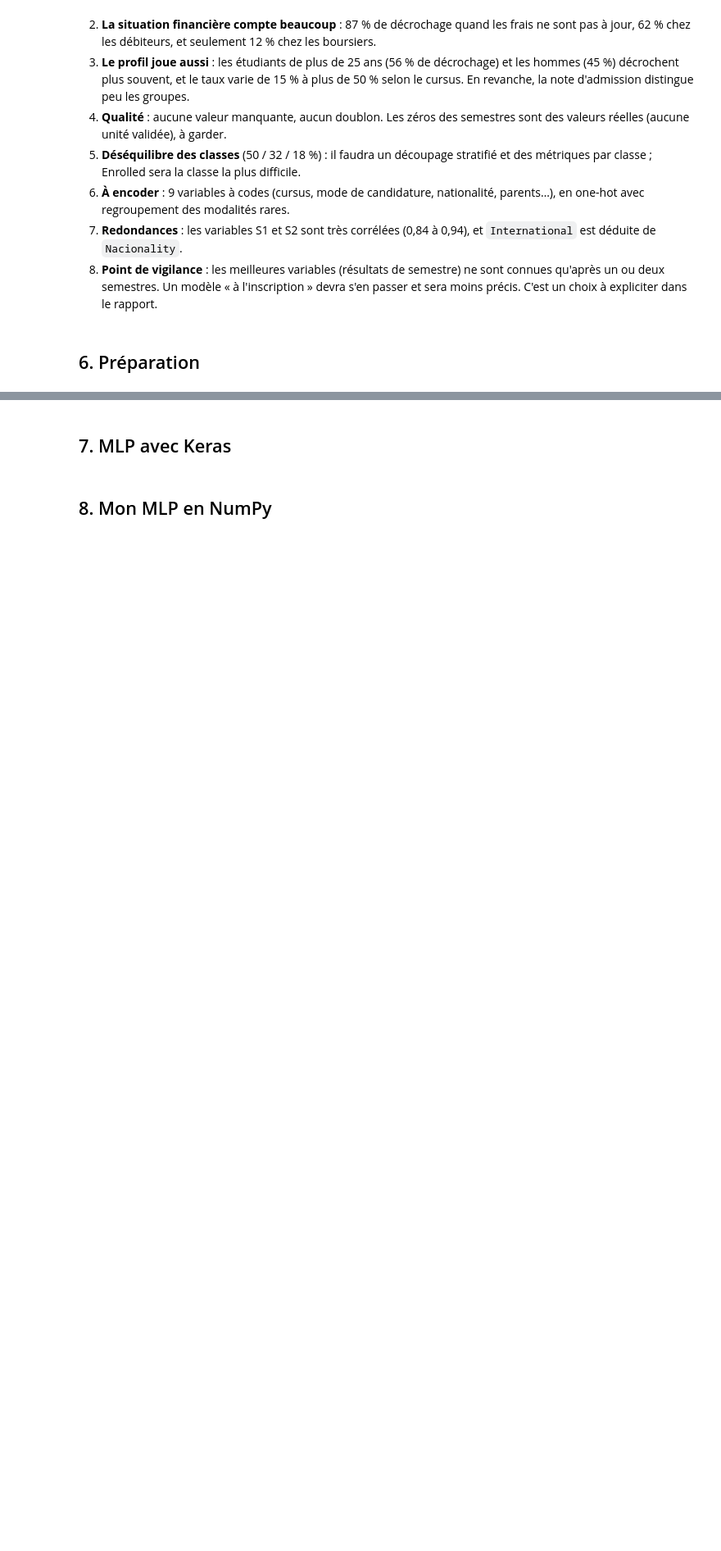
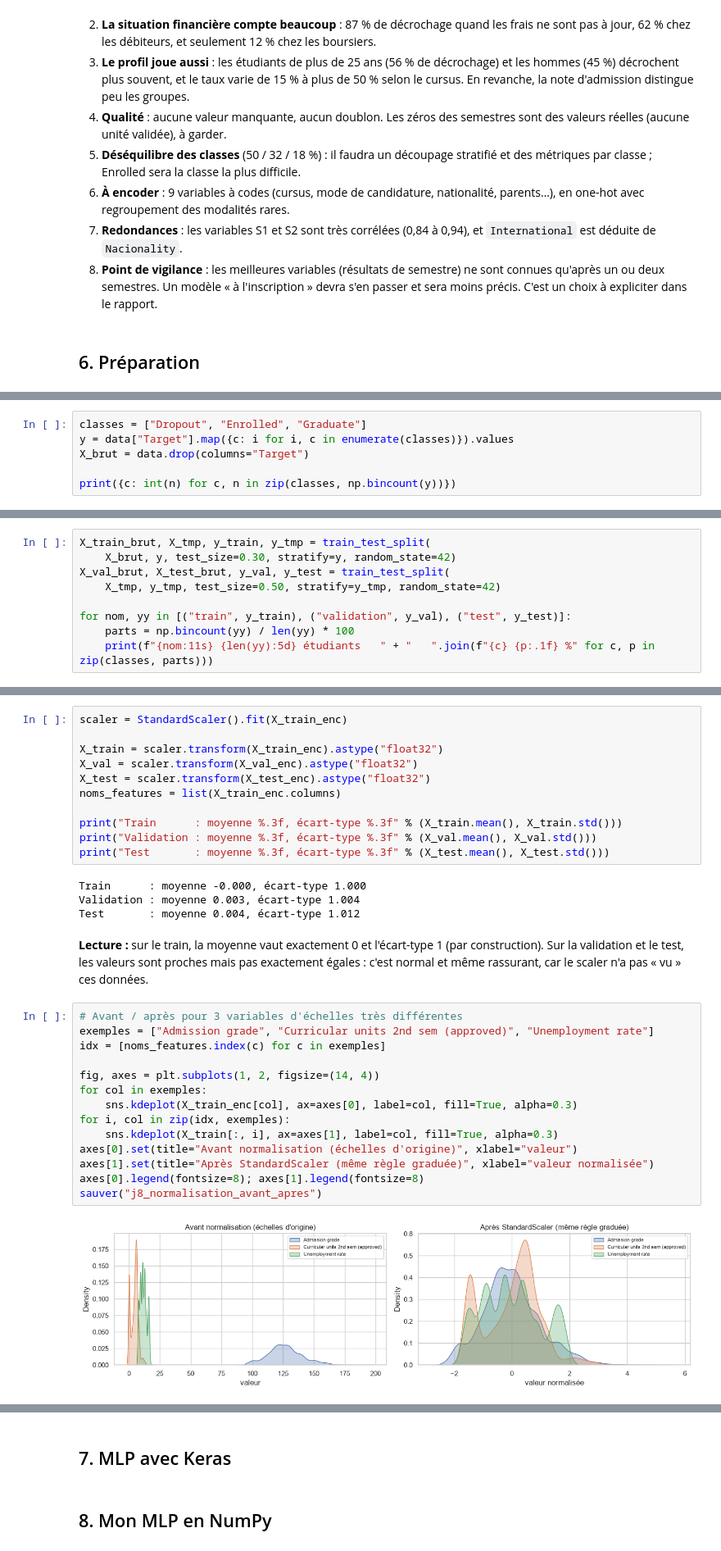
Before and after one commit to TheGoatLucien/ANN-playground, a Jupyter notebook: ann_playground.ipynb, the cells around one changed output, grey strips where cells are left out. Shown at 82% size. Drawn from its saved outputs; the diff is of its cells as text; blank space fills up the shorter version.

Commit message:
Jour 8 : preparation des donnees (encodage, decoupage 70/15/15, normalisation)
Co-Authored-By: Claude Opus 5.5 <noreply@anthropic.com>

```diff
--- a/ann_playground.ipynb
+++ b/ann_playground.ipynb
@@ -815,0 +868,6 @@ sauver("j7_information_mutuelle_top15")
+# %%
+classes = ["Dropout", "Enrolled", "Graduate"]
+y = data["Target"].map({c: i for i, c in enumerate(classes)}).values
+X_brut = data.drop(columns="Target")
+
+print({c: int(n) for c, n in zip(classes, np.bincount(y))})
@@ -815,0 +884,9 @@ sauver("j7_information_mutuelle_top15")
+# %%
+X_train_brut, X_tmp, y_train, y_tmp = train_test_split(
+    X_brut, y, test_size=0.30, stratify=y, random_state=42)
+X_val_brut, X_test_brut, y_val, y_test = train_test_split(
+    X_tmp, y_tmp, test_size=0.50, stratify=y_tmp, random_state=42)
+
+for nom, yy in [("train", y_train), ("validation", y_val), ("test", y_test)]:
+    parts = np.bincount(yy) / len(yy) * 100
+    print(f"{nom:11s} {len(yy):5d} étudiants   " + "   ".join(f"{c} {p:.1f} %" for c, p in zip(classes, parts)))
@@ -815,0 +956,33 @@ sauver("j7_information_mutuelle_top15")
+# %%
+scaler = StandardScaler().fit(X_train_enc)
+
+X_train = scaler.transform(X_train_enc).astype("float32")
+X_val = scaler.transform(X_val_enc).astype("float32")
+X_test = scaler.transform(X_test_enc).astype("float32")
+noms_features = list(X_train_enc.columns)
+
+print("Train      : moyenne %.3f, écart-type %.3f" % (X_train.mean(), X_train.std()))
+print("Validation : moyenne %.3f, écart-type %.3f" % (X_val.mean(), X_val.std()))
+print("Test       : moyenne %.3f, écart-type %.3f" % (X_test.mean(), X_test.std()))
+# %% [output]
+Train      : moyenne -0.000, écart-type 1.000
+Validation : moyenne 0.003, écart-type 1.004
+Test       : moyenne 0.004, écart-type 1.012
+# %% [markdown]
+**Lecture :** sur le train, la moyenne vaut exactement 0 et l'écart-type 1 (par construction). Sur la validation et le test, les valeurs sont proches mais pas exactement égales : c'est normal et même rassurant, car le scaler n'a pas « vu » ces données.
+# %%
+# Avant / après pour 3 variables d'échelles très différentes
+exemples = ["Admission grade", "Curricular units 2nd sem (approved)", "Unemployment rate"]
+idx = [noms_features.index(c) for c in exemples]
+
+fig, axes = plt.subplots(1, 2, figsize=(14, 4))
+for col in exemples:
+    sns.kdeplot(X_train_enc[col], ax=axes[0], label=col, fill=True, alpha=0.3)
+for i, col in zip(idx, exemples):
+    sns.kdeplot(X_train[:, i], ax=axes[1], label=col, fill=True, alpha=0.3)
+axes[0].set(title="Avant normalisation (échelles d'origine)", xlabel="valeur")
+axes[1].set(title="Après StandardScaler (même règle graduée)", xlabel="valeur normalisée")
+axes[0].legend(fontsize=8); axes[1].legend(fontsize=8)
+sauver("j8_normalisation_avant_apres")
+# %% [output]
+[figure, added]
```
Also changed, not shown: parts of 17 cells of this notebook, 2 other files.
